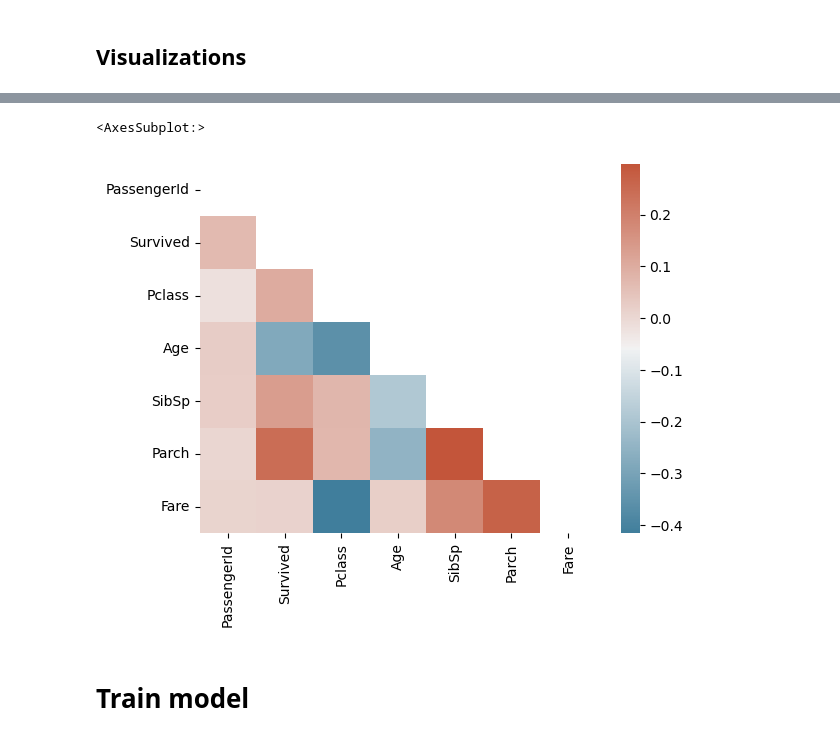
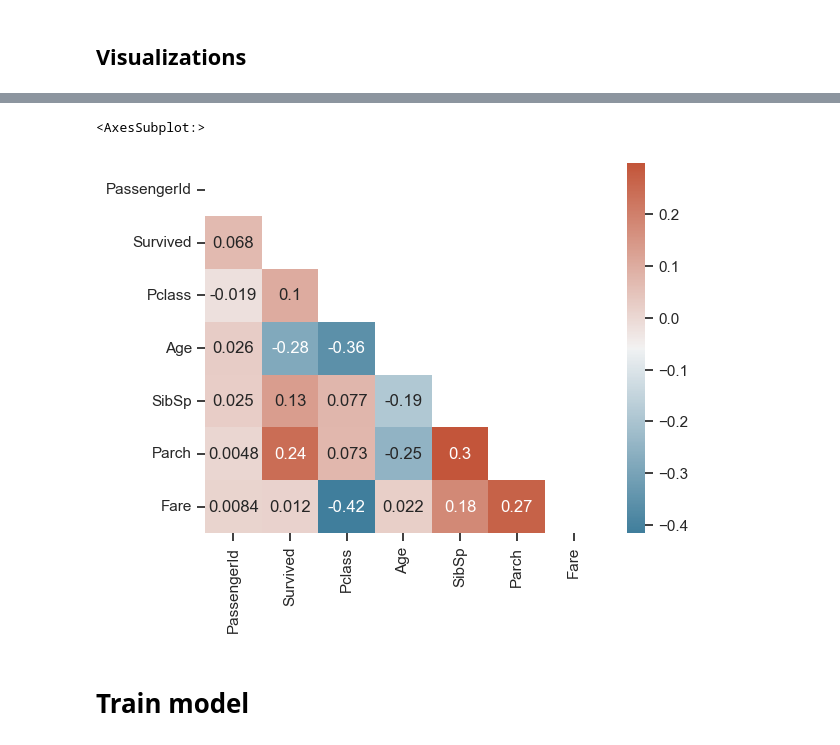
Before and after one commit to daanknoors/fl_titanic, a Jupyter notebook: notebooks/000_exploratory_data_analysis.ipynb, the cells around one changed output, grey strips where cells are left out. Cells and saved outputs as stored; diff of their text form; code cells hidden in the pictures.

```diff
--- a/notebooks/000_exploratory_data_analysis.ipynb
+++ b/notebooks/000_exploratory_data_analysis.ipynb
@@ -96,8 +165,8 @@ visual.plot_distributions(df_a, column_names=features, sort_index=True, normaliz
 # %%
-visual.plot_correlation(df_a.corr())
+visual.plot_correlation(df_a.corr(), annot=True)
 # %% [output]
 <AxesSubplot:>
-[figure, old version]
+[figure, new version]
 # %% [markdown]
 # Train model
 # %%
```
Also changed, not shown: parts of 14 cells of this notebook, 8 other files.
